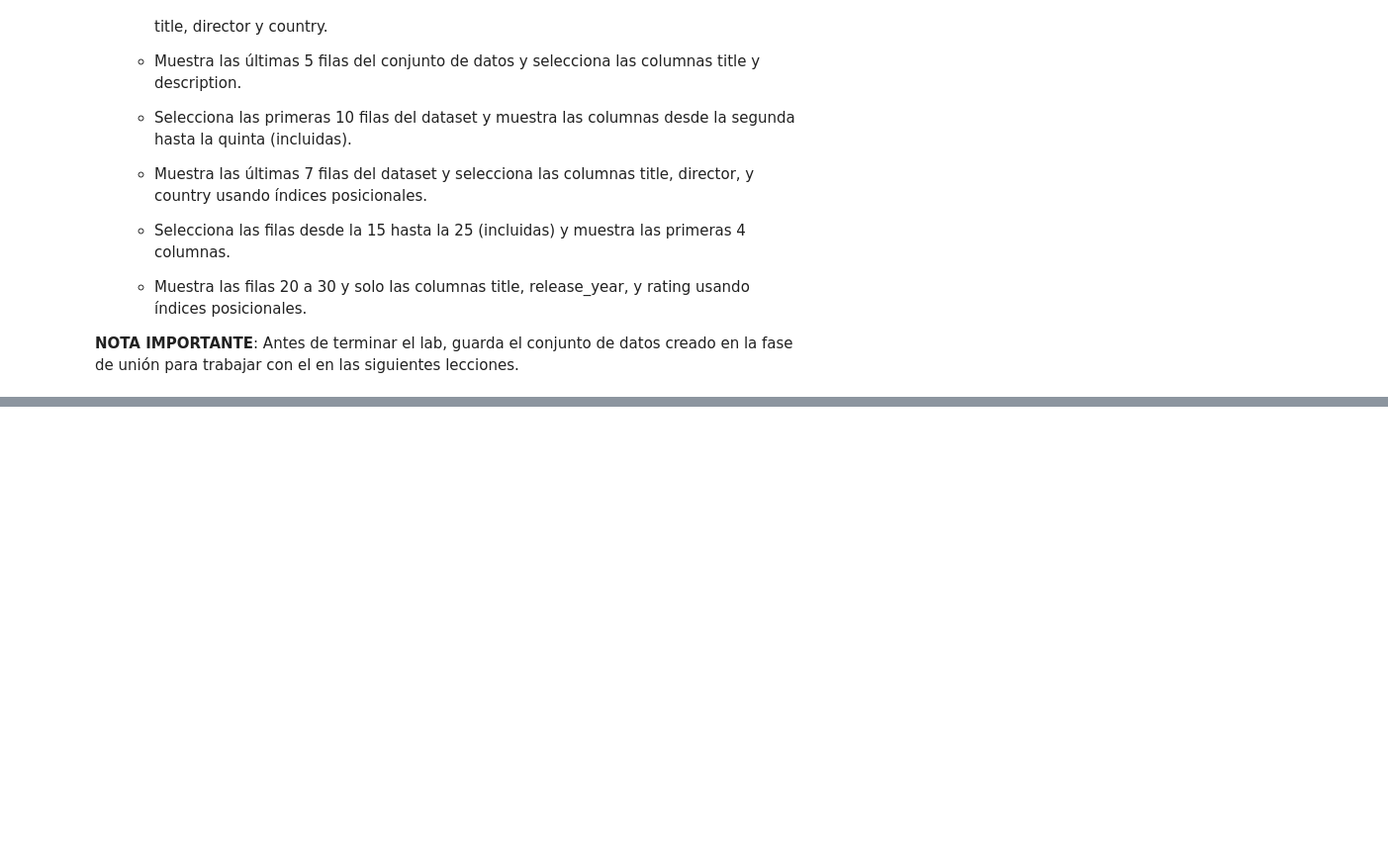
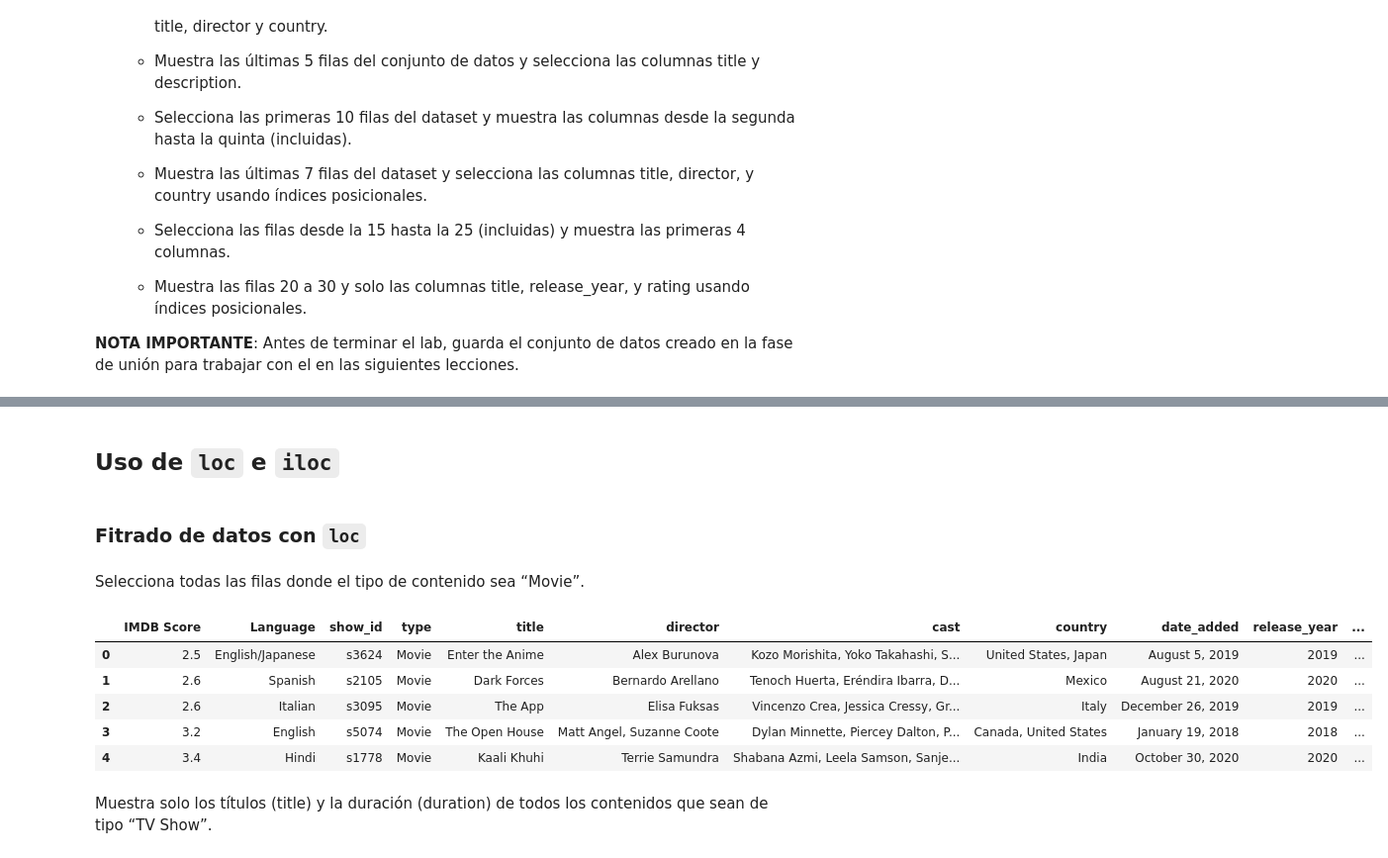
Before and after one commit to yanruwu/hackio-lab-pandas, a Jupyter notebook: laboratorio-modulo2-leccion02-eda-union.ipynb, the cells around one changed output, grey strips where cells are left out. Shown: that part at 99% size. Cells and saved outputs as stored; diff of their text form; code cells hidden in the pictures; blank space fills up the shorter version.

```diff
--- a/laboratorio-modulo2-leccion02-eda-union.ipynb
+++ b/laboratorio-modulo2-leccion02-eda-union.ipynb
@@ -177,0 +521,3 @@ python = "cool"
+# %%
+df_merged = df_og.merge(df_titles, how = 'outer', left_on = "Title", right_on = "title")
+df_merged.head(3)
@@ -177,0 +529,2 @@ python = "cool"
+# %%
+df_merged = df_merged.drop(columns = ["Title", "Runtime", "Genre", "Premiere"])
@@ -177,0 +541,17 @@ python = "cool"
+# %% [markdown]
+## Uso de ``loc`` e ``iloc``
+# %% [markdown]
+### Fitrado de datos con ``loc``
+# %% [markdown]
+Selecciona todas las filas donde el tipo de contenido sea “Movie”.
+# %%
+df_merged.loc[df_merged["type"]=="Movie", :].head(5)
+# %% [output]
+|  | IMDB Score | Language | show_id | type | title | director | cast | country | date_added | release_year | ... |
+| 0 | 2.5 | English/Japanese | s3624 | Movie | Enter the Anime | Alex Burunova | Kozo Morishita, Yoko Takahashi, S... | United States, Japan | August 5, 2019 | 2019 | ... |
+| 1 | 2.6 | Spanish | s2105 | Movie | Dark Forces | Bernardo Arellano | Tenoch Huerta, Eréndira Ibarra, D... | Mexico | August 21, 2020 | 2020 | ... |
+| 2 | 2.6 | Italian | s3095 | Movie | The App | Elisa Fuksas | Vincenzo Crea, Jessica Cressy, Gr... | Italy | December 26, 2019 | 2019 | ... |
+| 3 | 3.2 | English | s5074 | Movie | The Open House | Matt Angel, Suzanne Coote | Dylan Minnette, Piercey Dalton, P... | Canada, United States | January 19, 2018 | 2018 | ... |
+| 4 | 3.4 | Hindi | s1778 | Movie | Kaali Khuhi | Terrie Samundra | Shabana Azmi, Leela Samson, Sanje... | India | October 30, 2020 | 2020 | ... |
+# %% [markdown]
+Muestra solo los títulos (title) y la duración (duration) de todos los contenidos que sean de tipo “TV Show”.
```
Also changed, not shown: parts of 80 cells of this notebook.
